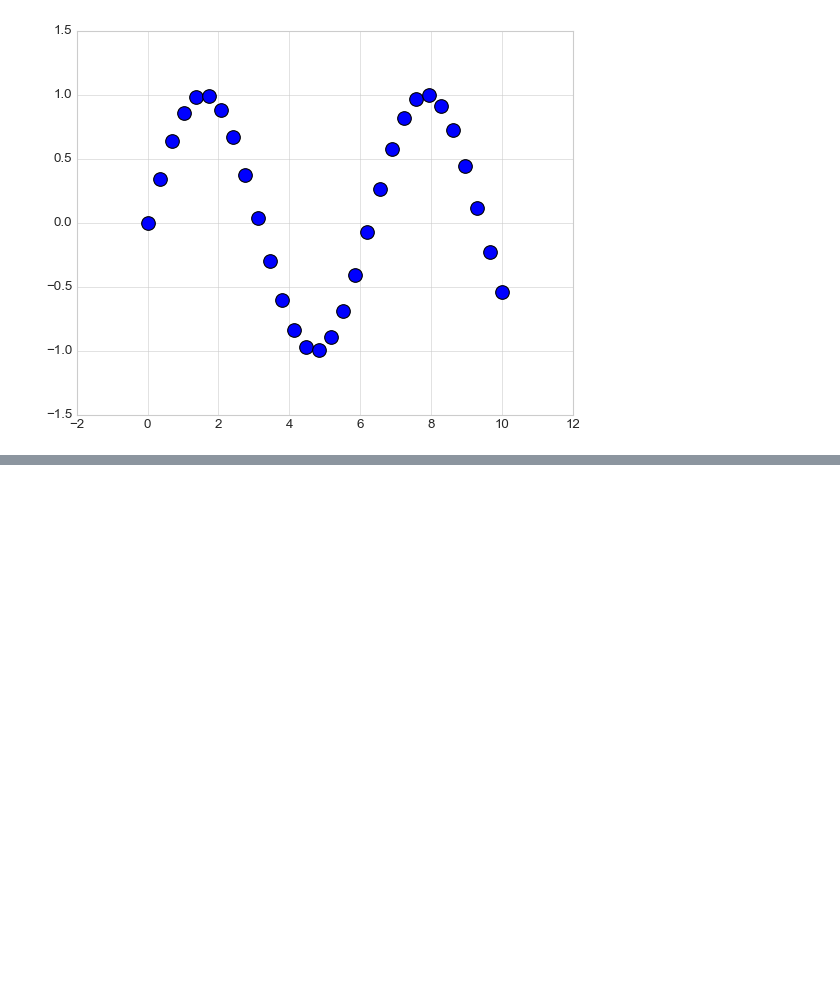
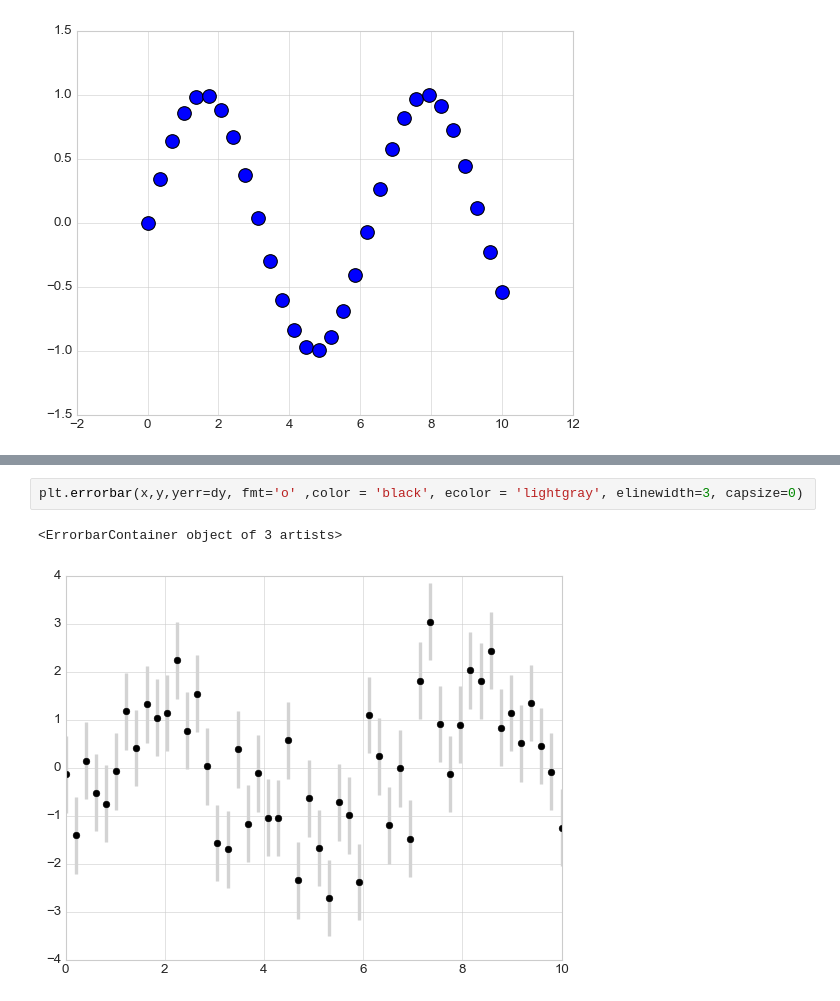
Before and after one commit to sypack1997/MS_AI_school, a Jupyter notebook: 11DAY/Matplotlib.ipynb, the cells around one changed output, grey strips where cells are left out. Drawn from its saved outputs; the diff is of its cells as text; blank space fills up the shorter version.

```diff
--- a/11DAY/Matplotlib.ipynb
+++ b/11DAY/Matplotlib.ipynb
@@ -209,0 +254,5 @@ plt.scatter(x,y,marker='o',s=150)
+# %%
+plt.errorbar(x,y,yerr=dy, fmt='o' ,color = 'black', ecolor = 'lightgray', elinewidth=3, capsize=0)
+# %% [output]
+<ErrorbarContainer object of 3 artists>
+[figure, added]
```
Also changed, not shown: parts of 7 cells of this notebook, 4 other files.
